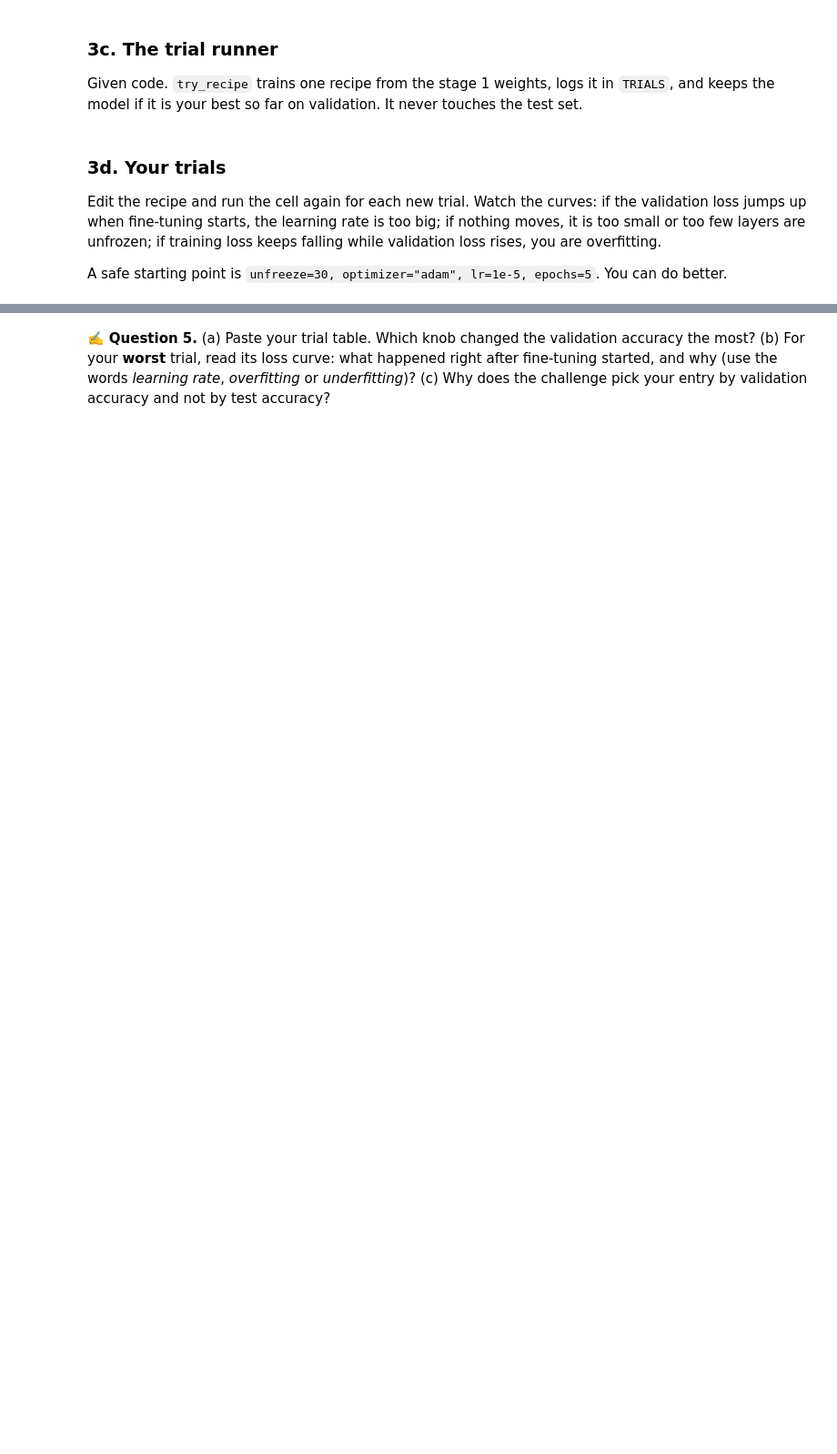
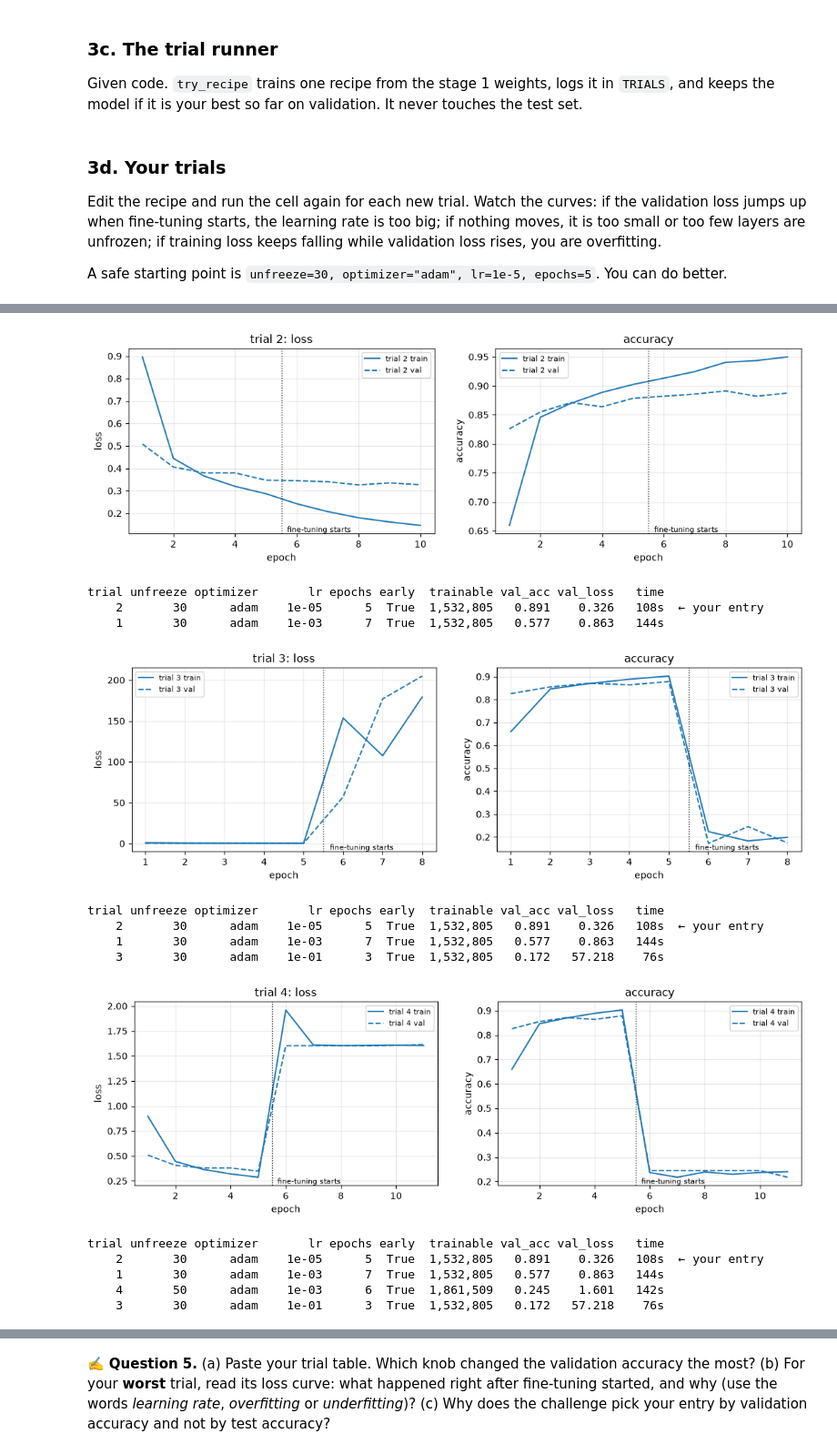
Before and after one commit to fallerfare/csc173-1s-2026-villanueva, a Jupyter notebook: activities/04/CSC173_FineTuning_CNN.ipynb, the cells around one changed output, grey strips where cells are left out. Shown at 91% size. Cells and saved outputs as stored; diff of their text form; code cells hidden in the pictures; blank space fills up the shorter version.

```diff
--- a/activities/04/CSC173_FineTuning_CNN.ipynb
+++ b/activities/04/CSC173_FineTuning_CNN.ipynb
@@ -433,0 +516,21 @@ try_recipe(unfreeze=..., optimizer=..., lr=..., epochs=..., early_stopping=...)
+# %%
+try_recipe(unfreeze=30, optimizer="adam", lr=1e-5, epochs=7, early_stopping=True)   # TODO: your recipe from Question 4
+try_recipe(unfreeze=30, optimizer="adam", lr=1e-1, epochs=7, early_stopping=True)   # TODO: your recipe from Question 4
+try_recipe(unfreeze=50, optimizer="adam", lr=1e-3, epochs=7, early_stopping=True)   # TODO: your recipe from Question 4
+try_recipe(unfreeze=100, optimizer="adam", lr=1e-3, epochs=7, early_stopping=True)   # TODO: your recipe from Question 4
+# %% [output]
+[figure, added]
+trial unfreeze optimizer       lr epochs early  trainable val_acc val_loss   time
+    2       30      adam    1e-05      5  True  1,532,805   0.891    0.326   108s  ← your entry
+    1       30      adam    1e-03      7  True  1,532,805   0.577    0.863   144s
+[figure, added]
+trial unfreeze optimizer       lr epochs early  trainable val_acc val_loss   time
+    2       30      adam    1e-05      5  True  1,532,805   0.891    0.326   108s  ← your entry
+    1       30      adam    1e-03      7  True  1,532,805   0.577    0.863   144s
+    3       30      adam    1e-01      3  True  1,532,805   0.172   57.218    76s
+[figure, added]
+trial unfreeze optimizer       lr epochs early  trainable val_acc val_loss   time
+    2       30      adam    1e-05      5  True  1,532,805   0.891    0.326   108s  ← your entry
+    1       30      adam    1e-03      7  True  1,532,805   0.577    0.863   144s
+    4       50      adam    1e-03      6  True  1,861,509   0.245    1.601   142s
+    3       30      adam    1e-01      3  True  1,532,805   0.172   57.218    76s
```
Also changed, not shown: parts of 38 cells of this notebook.
